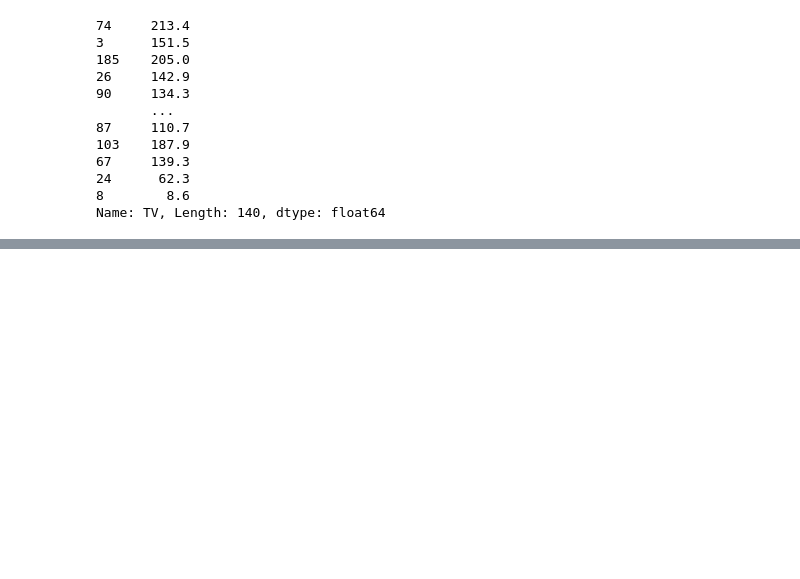
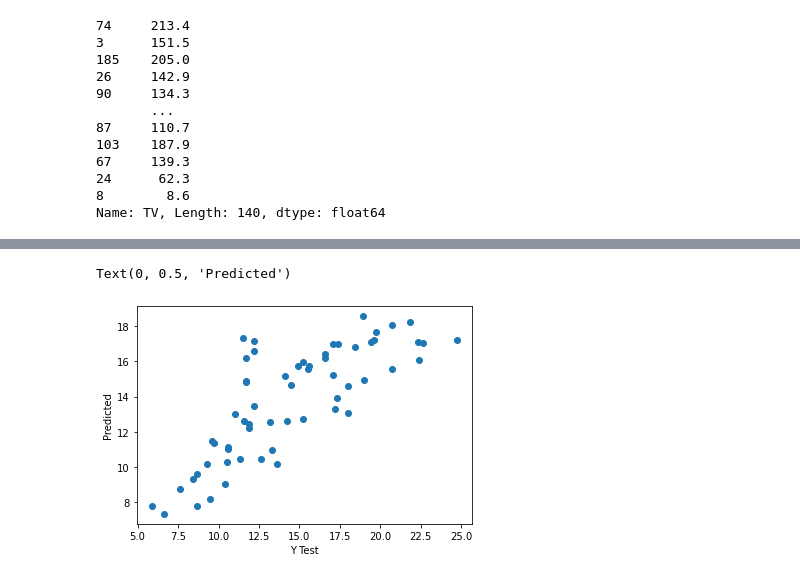
Before and after one commit to Mgrdich/machine_learning_playground, a Jupyter notebook: linear_regression.ipynb, the cells around one changed output, grey strips where cells are left out. Cells and saved outputs as stored; diff of their text form; code cells hidden in the pictures; blank space fills up the shorter version.

```diff
--- a/linear_regression.ipynb
+++ b/linear_regression.ipynb
@@ -89,0 +158,7 @@ Name: TV, Length: 140, dtype: float64
+# %%
+plt.scatter(y_test,y_pred)
+plt.xlabel('Y Test')
+plt.ylabel('Predicted')
+# %% [output]
+Text(0, 0.5, 'Predicted')
+[figure, added]
```
Also changed, not shown: parts of 10 cells of this notebook.
